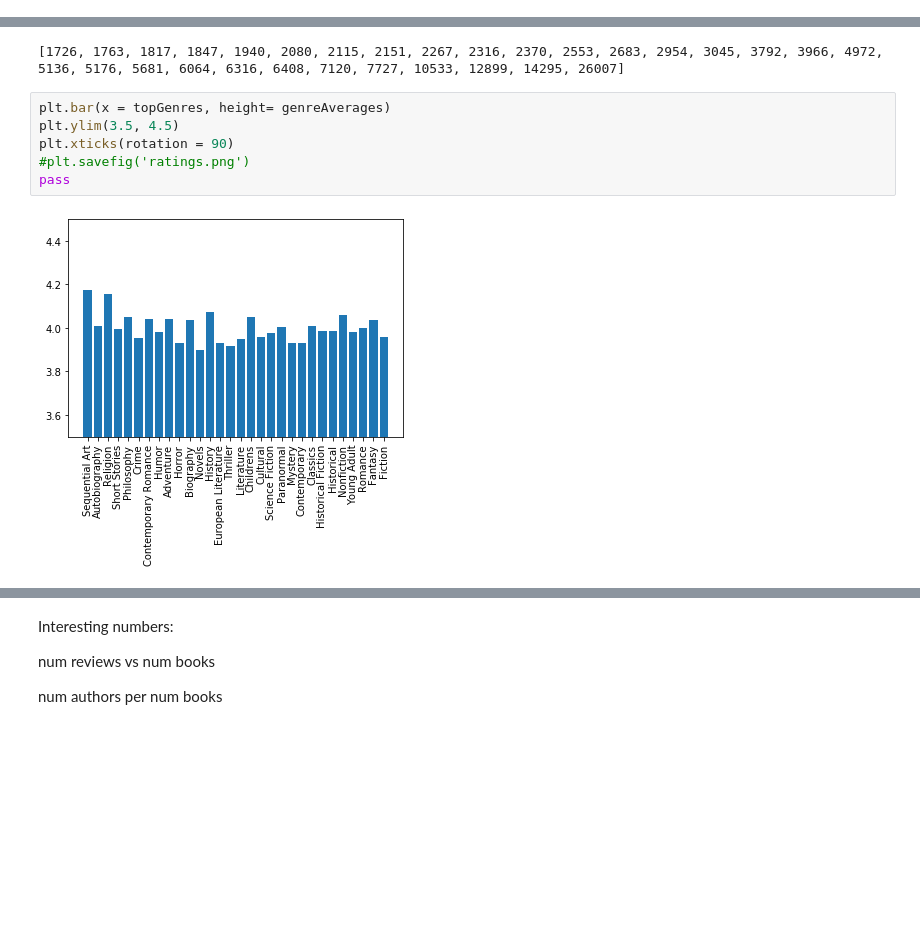
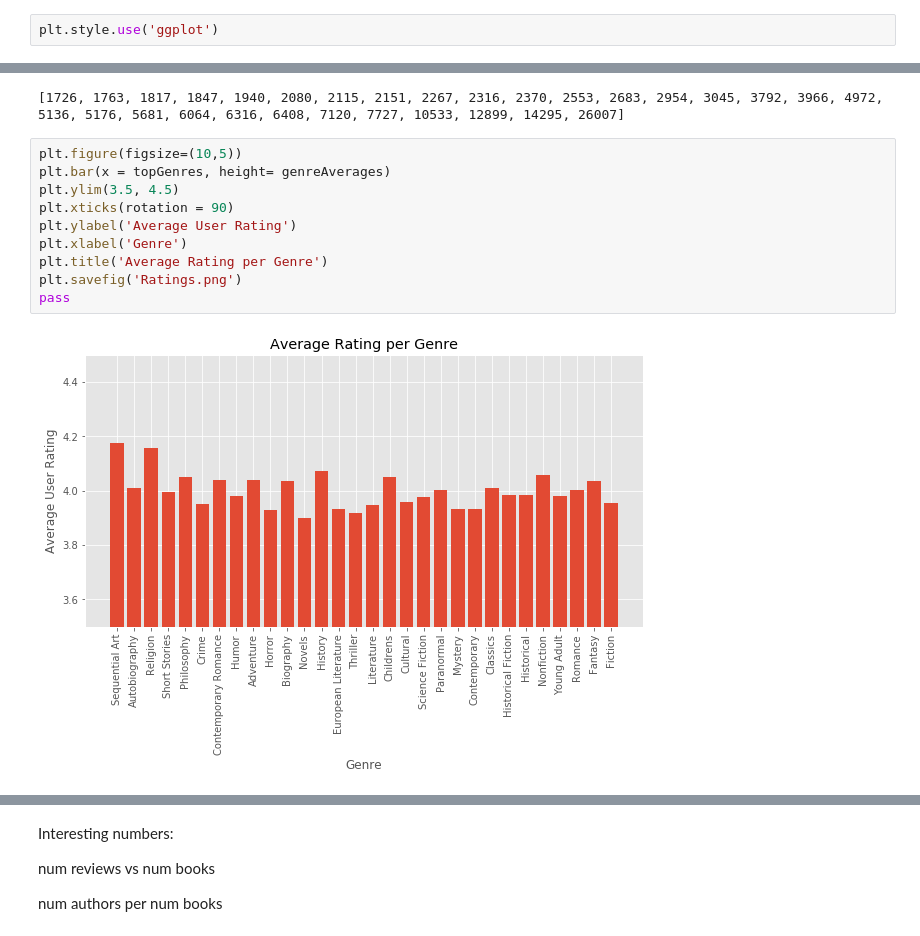
Before and after one commit to SerhanK989/GoodReadsGenreComparison, a Jupyter notebook: EDAPandas.ipynb, the cells around one changed output, grey strips where cells are left out. Saved outputs shown, nothing was run; the diff lists cells and outputs as text; blank space fills up the shorter version.

Commit message:
Added Hypothesis tests, graphs

```diff
--- a/EDAPandas.ipynb
+++ b/EDAPandas.ipynb
@@ -5,3 +6,5 @@ import matplotlib.pyplot as plt
+# %%
+plt.style.use('ggplot')
 # %% [markdown]
 # Loading the Data/First Looks
 # %%
@@ -167,11 +174,15 @@ print(genreBookCounts)
 # %% [output]
 [1726, 1763, 1817, 1847, 1940, 2080, 2115, 2151, 2267, 2316, 2370, 2553, 2683, 2954, 3045, 3792, 3966, 4972, 5136, 5176, 5681, 6064, 6316, 6408, 7120, 7727, 10533, 12899, 14295, 26007]
 # %%
+plt.figure(figsize=(10,5))
 plt.bar(x = topGenres, height= genreAverages)
 plt.ylim(3.5, 4.5)
 plt.xticks(rotation = 90)
-#plt.savefig('ratings.png')
+plt.ylabel('Average User Rating')
+plt.xlabel('Genre')
+plt.title('Average Rating per Genre')
+plt.savefig('Ratings.png')
 pass
 # %% [output]
-[figure, old version]
+[figure, new version]
 # %%
```
Also changed, not shown: parts of 20 cells of this notebook, 3 other files.
